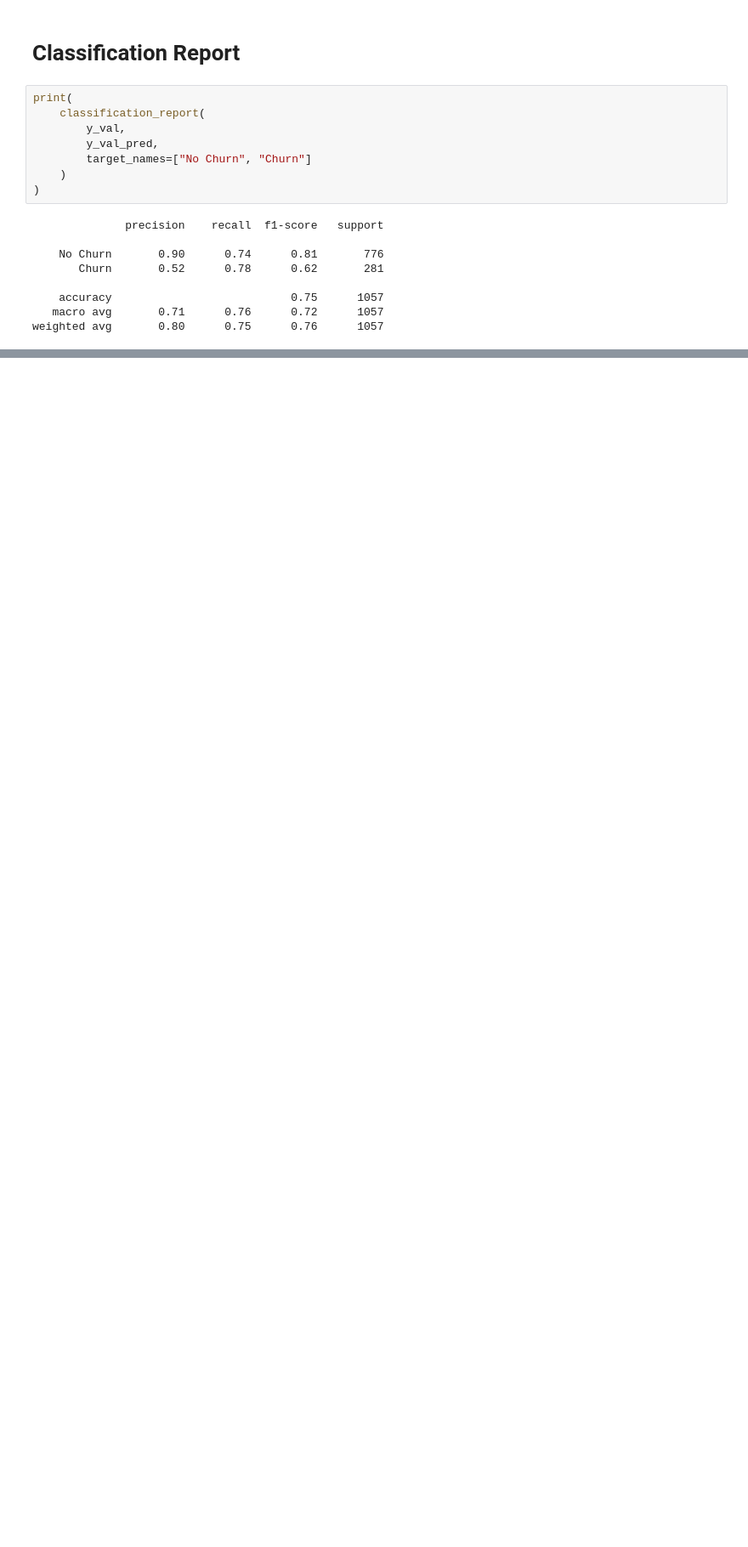
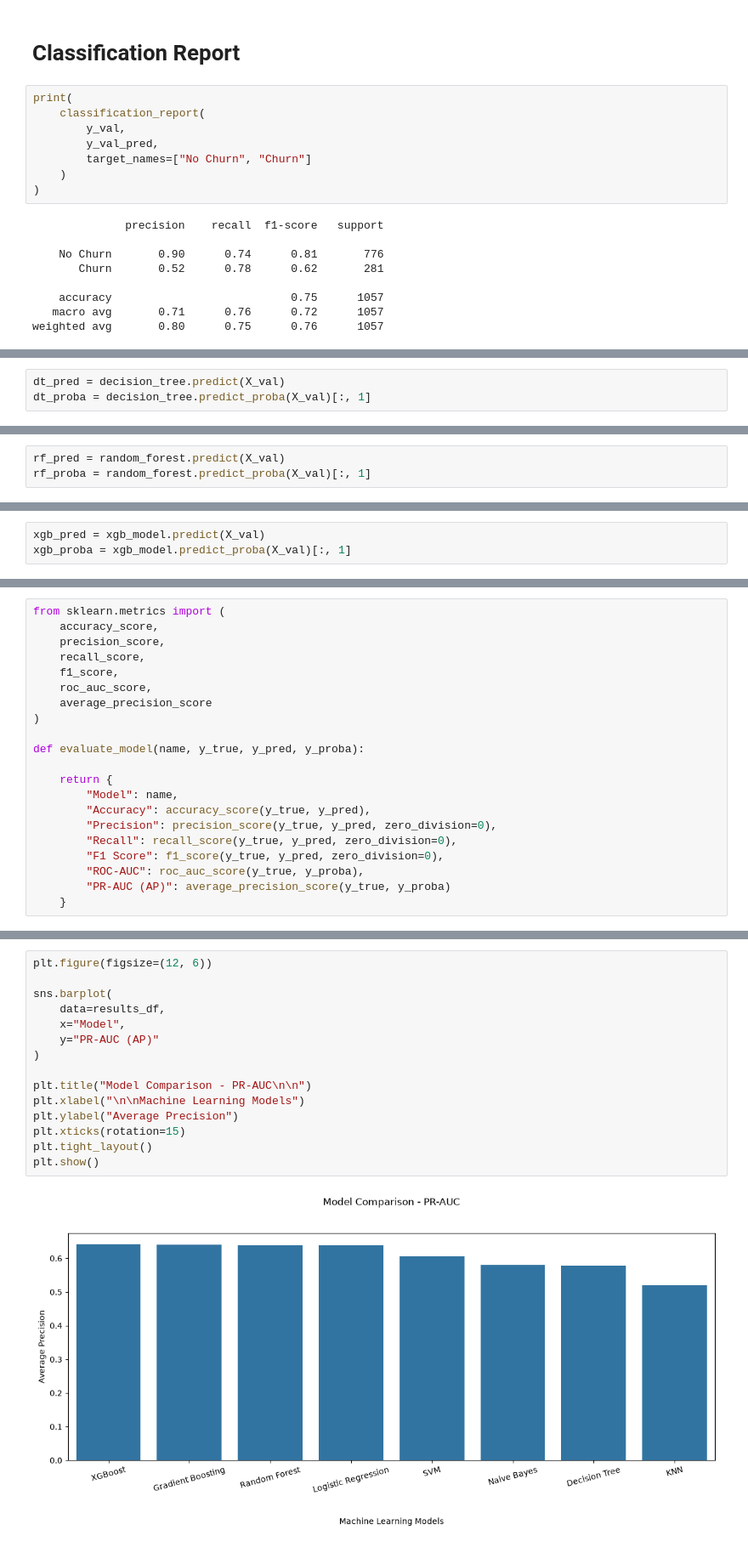
Before and after one commit to rifat9754/Customer-Churn-Prediction, a Jupyter notebook: notebooks/03_model_training.ipynb, the cells around one changed output, grey strips where cells are left out. Shown at 85% size. Saved outputs shown, nothing was run; the diff lists cells and outputs as text; blank space fills up the shorter version.

Commit message:
Train several models and observe their performance

```diff
--- a/notebooks/03_model_training.ipynb
+++ b/notebooks/03_model_training.ipynb
@@ -182,0 +201,3 @@ weighted avg       0.80      0.75      0.76      1057
+# %%
+dt_pred = decision_tree.predict(X_val)
+dt_proba = decision_tree.predict_proba(X_val)[:, 1]
@@ -182,0 +224,3 @@ weighted avg       0.80      0.75      0.76      1057
+# %%
+rf_pred = random_forest.predict(X_val)
+rf_proba = random_forest.predict_proba(X_val)[:, 1]
@@ -182,0 +256,3 @@ weighted avg       0.80      0.75      0.76      1057
+# %%
+xgb_pred = xgb_model.predict(X_val)
+xgb_proba = xgb_model.predict_proba(X_val)[:, 1]
@@ -182,0 +337,21 @@ weighted avg       0.80      0.75      0.76      1057
+# %%
+from sklearn.metrics import (
+    accuracy_score,
+    precision_score,
+    recall_score,
+    f1_score,
+    roc_auc_score,
+    average_precision_score
+)
+
+def evaluate_model(name, y_true, y_pred, y_proba):
+
+    return {
+        "Model": name,
+        "Accuracy": accuracy_score(y_true, y_pred),
+        "Precision": precision_score(y_true, y_pred, zero_division=0),
+        "Recall": recall_score(y_true, y_pred, zero_division=0),
+        "F1 Score": f1_score(y_true, y_pred, zero_division=0),
+        "ROC-AUC": roc_auc_score(y_true, y_proba),
+        "PR-AUC (AP)": average_precision_score(y_true, y_proba)
+    }
@@ -182,0 +463,17 @@ weighted avg       0.80      0.75      0.76      1057
+# %%
+plt.figure(figsize=(12, 6))
+
+sns.barplot(
+    data=results_df,
+    x="Model",
+    y="PR-AUC (AP)"
+)
+
+plt.title("Model Comparison - PR-AUC\n\n")
+plt.xlabel("\n\nMachine Learning Models")
+plt.ylabel("Average Precision")
+plt.xticks(rotation=15)
+plt.tight_layout()
+plt.show()
+# %% [output]
+[figure, added]
```
Also changed, not shown: parts of 19 cells of this notebook.
